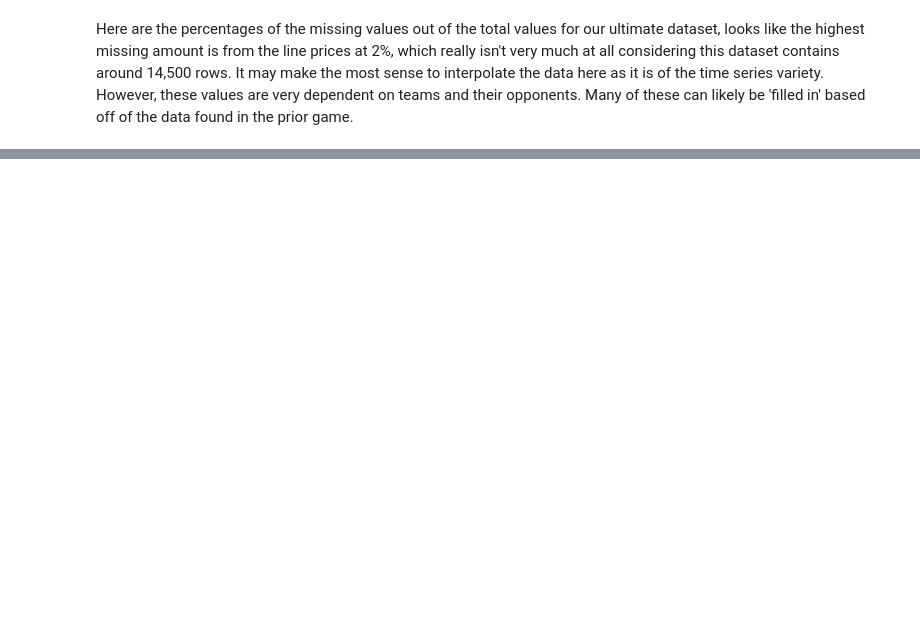
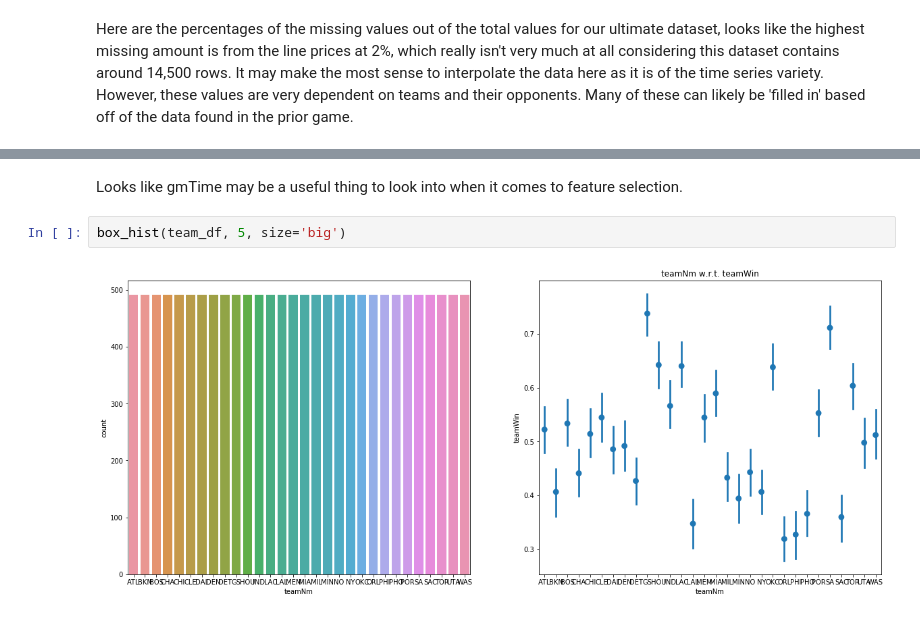
Before and after one commit to philbowman212/Thinkful_assignments, a Jupyter notebook: projects/supervised_capstone/Data_Cleaning.ipynb, the cells around one changed output, grey strips where cells are left out. Drawn from its saved outputs; the diff is of its cells as text; blank space fills up the shorter version.

```diff
--- a/projects/supervised_capstone/Data_Cleaning.ipynb
+++ b/projects/supervised_capstone/Data_Cleaning.ipynb
@@ -402,0 +628,6 @@ Here are the percentages of the missing values out of the total values for our u
+# %% [markdown]
+Looks like gmTime may be a useful thing to look into when it comes to feature selection.
+# %%
+box_hist(team_df, 5, size='big')
+# %% [output]
+[figure, added]
```
Also changed, not shown: parts of 111 cells of this notebook.
